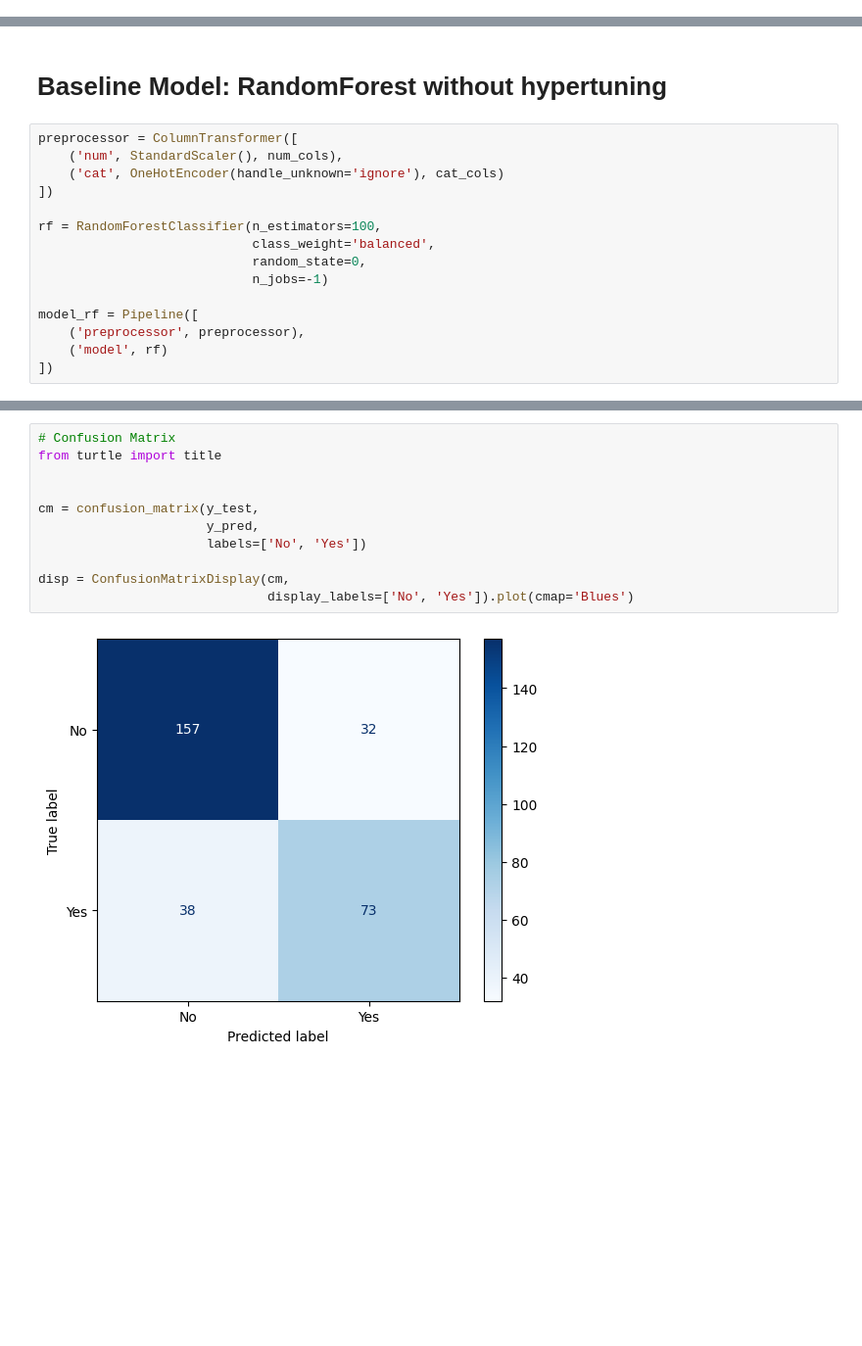
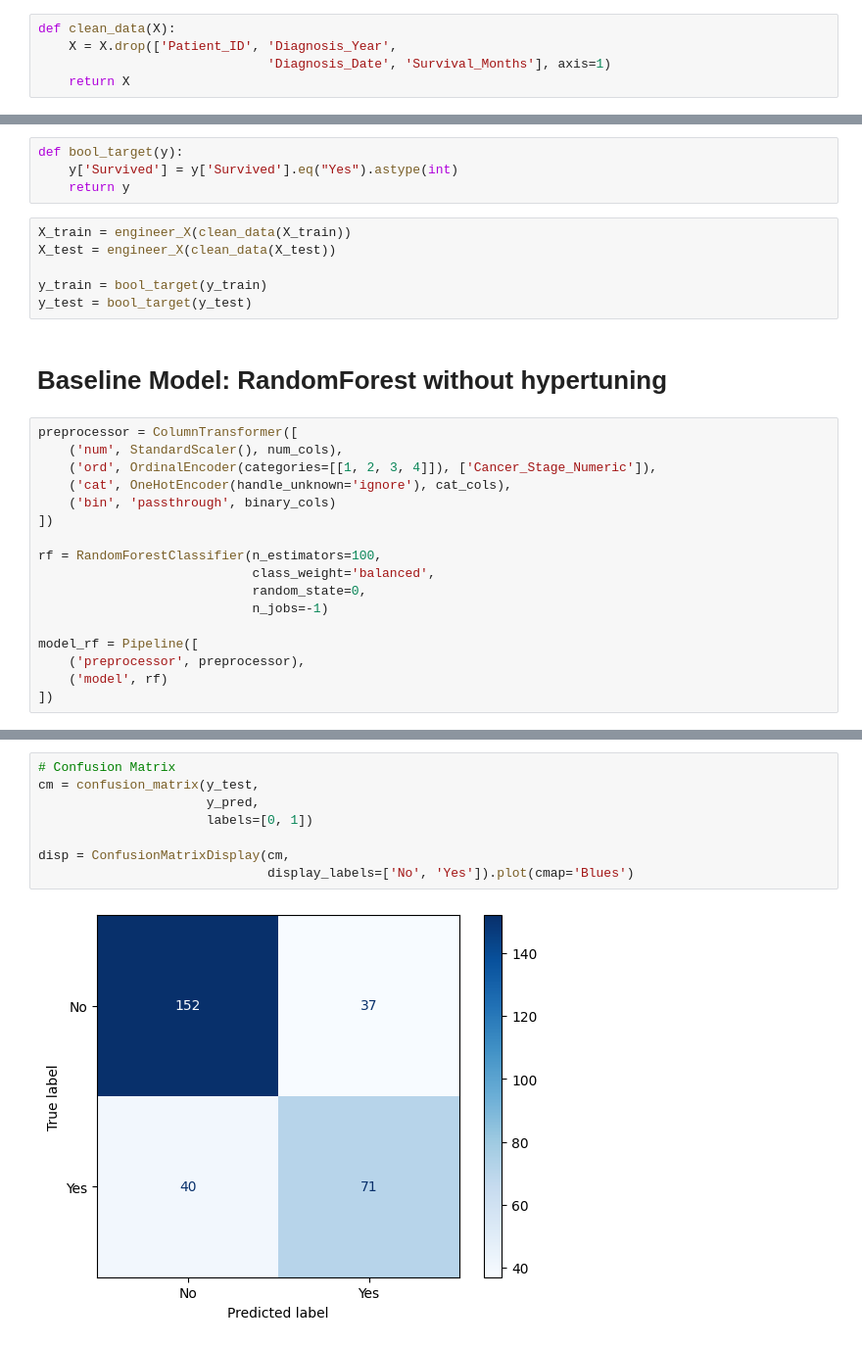
Before and after one commit to jdncpng/dpp-projekt, a Jupyter notebook: notebooks/03_baseline.ipynb, the cells around one changed output, grey strips where cells are left out. Shown at 98% size. Drawn from its saved outputs; the diff is of its cells as text; blank space fills up the shorter version.

Commit message:
added new features and engineered them

```diff
--- a/notebooks/03_baseline.ipynb
+++ b/notebooks/03_baseline.ipynb
@@ -41,0 +43,5 @@ cat_cols = ['WHO_Region','Country', 'Gender', 'Smoking_Status',
+# %%
+def clean_data(X):
+    X = X.drop(['Patient_ID', 'Diagnosis_Year',
+                              'Diagnosis_Date', 'Survival_Months'], axis=1)
+    return X
@@ -42,9 +93,21 @@ cat_cols = ['WHO_Region','Country', 'Gender', 'Smoking_Status',
+# %%
+def bool_target(y):
+    y['Survived'] = y['Survived'].eq("Yes").astype(int)
+    return y
+# %%
+X_train = engineer_X(clean_data(X_train))
+X_test = engineer_X(clean_data(X_test))
+
+y_train = bool_target(y_train)
+y_test = bool_target(y_test)
 # %% [markdown]
 # Baseline Model: RandomForest without hypertuning
 # %%
 preprocessor = ColumnTransformer([
     ('num', StandardScaler(), num_cols),
-    ('cat', OneHotEncoder(handle_unknown='ignore'), cat_cols)
+    ('ord', OrdinalEncoder(categories=[[1, 2, 3, 4]]), ['Cancer_Stage_Numeric']),
+    ('cat', OneHotEncoder(handle_unknown='ignore'), cat_cols),
+    ('bin', 'passthrough', binary_cols)
 ])
 
 rf = RandomForestClassifier(n_estimators=100,
@@ -72,13 +134,10 @@ ROC-AUC Score: 0.8508
 # %%
 # Confusion Matrix
-from turtle import title
-
-
 cm = confusion_matrix(y_test,
                       y_pred,
-                      labels=['No', 'Yes'])
+                      labels=[0, 1])
 
 disp = ConfusionMatrixDisplay(cm,
                               display_labels=['No', 'Yes']).plot(cmap='Blues')
 # %% [output]
-[figure, old version]
+[figure, new version]
```
Also changed, not shown: parts of 6 cells of this notebook, 2 other files.
